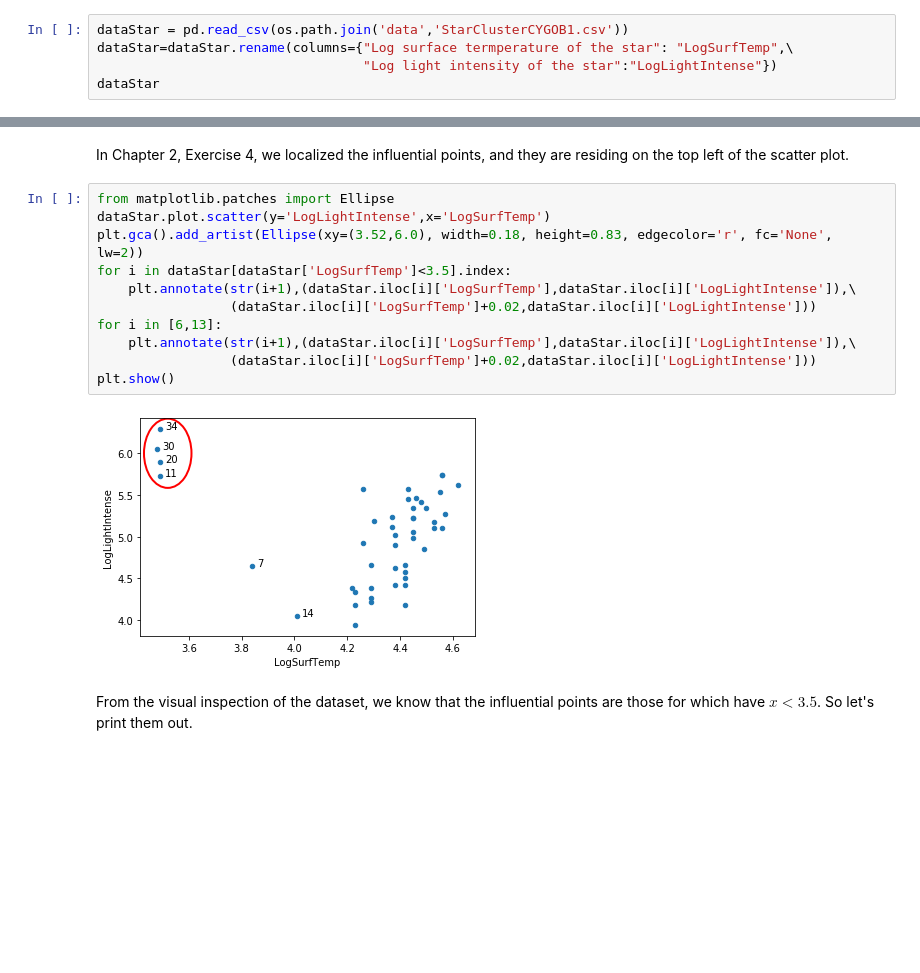
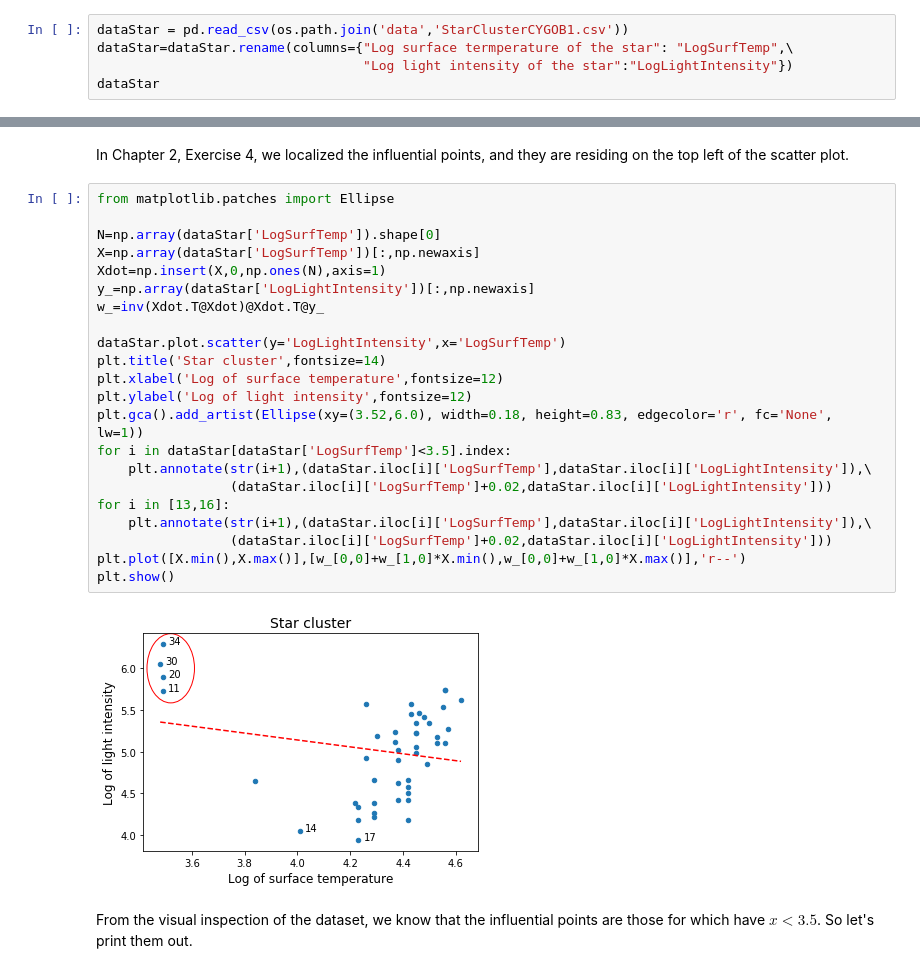
Before and after one commit to Gaushoki/Advanced-Machine-Learning, a Jupyter notebook: Vol1-LabExercises/Chapter3/Ch3-Ex3-OutlierDetection.ipynb, the cells around one changed output, grey strips where cells are left out. Cells and saved outputs as stored; diff of their text form; blank space fills up the shorter version.

```diff
--- a/Vol1-LabExercises/Chapter3/Ch3-Ex3-OutlierDetection.ipynb
+++ b/Vol1-LabExercises/Chapter3/Ch3-Ex3-OutlierDetection.ipynb
@@ -873,6 +873,6 @@ Let's check the Star cluster dataset again, which we analyzed in Chapter 2, Exer
 # %%
 dataStar = pd.read_csv(os.path.join('data','StarClusterCYGOB1.csv'))
 dataStar=dataStar.rename(columns={"Log surface termperature of the star": "LogSurfTemp",\
-                                  "Log light intensity of the star":"LogLightIntense"})
+                                  "Log light intensity of the star":"LogLightIntensity"})
 dataStar
 # %% [output]
@@ -897,17 +897,28 @@ dataStar
 In Chapter 2, Exercise 4, we localized the influential points, and they are residing on the top left of the scatter plot.
 # %%
 from matplotlib.patches import Ellipse
-dataStar.plot.scatter(y='LogLightIntense',x='LogSurfTemp')
-plt.gca().add_artist(Ellipse(xy=(3.52,6.0), width=0.18, height=0.83, edgecolor='r', fc='None', lw=2))
+
+N=np.array(dataStar['LogSurfTemp']).shape[0]
+X=np.array(dataStar['LogSurfTemp'])[:,np.newaxis]
+Xdot=np.insert(X,0,np.ones(N),axis=1)
+y_=np.array(dataStar['LogLightIntensity'])[:,np.newaxis]
+w_=inv(Xdot.T@Xdot)@Xdot.T@y_
+
+dataStar.plot.scatter(y='LogLightIntensity',x='LogSurfTemp')
+plt.title('Star cluster',fontsize=14)
+plt.xlabel('Log of surface temperature',fontsize=12)
+plt.ylabel('Log of light intensity',fontsize=12)
+plt.gca().add_artist(Ellipse(xy=(3.52,6.0), width=0.18, height=0.83, edgecolor='r', fc='None', lw=1))
 for i in dataStar[dataStar['LogSurfTemp']<3.5].index:
-    plt.annotate(str(i+1),(dataStar.iloc[i]['LogSurfTemp'],dataStar.iloc[i]['LogLightIntense']),\
-                 (dataStar.iloc[i]['LogSurfTemp']+0.02,dataStar.iloc[i]['LogLightIntense']))
-for i in [6,13]:
-    plt.annotate(str(i+1),(dataStar.iloc[i]['LogSurfTemp'],dataStar.iloc[i]['LogLightIntense']),\
-                 (dataStar.iloc[i]['LogSurfTemp']+0.02,dataStar.iloc[i]['LogLightIntense']))
+    plt.annotate(str(i+1),(dataStar.iloc[i]['LogSurfTemp'],dataStar.iloc[i]['LogLightIntensity']),\
+                 (dataStar.iloc[i]['LogSurfTemp']+0.02,dataStar.iloc[i]['LogLightIntensity']))
+for i in [13,16]:
+    plt.annotate(str(i+1),(dataStar.iloc[i]['LogSurfTemp'],dataStar.iloc[i]['LogLightIntensity']),\
+                 (dataStar.iloc[i]['LogSurfTemp']+0.02,dataStar.iloc[i]['LogLightIntensity']))
+plt.plot([X.min(),X.max()],[w_[0,0]+w_[1,0]*X.min(),w_[0,0]+w_[1,0]*X.max()],'r--')
 plt.show()
 # %% [output]
-[figure, old version]
+[figure, new version]
 # %% [markdown]
 From the visual inspection of the dataset, we know that the influential points are those for which have $x<3.5$. So let's print them out.
 # %%
```
Also changed, not shown: parts of 25 cells of this notebook, 1 other file.
